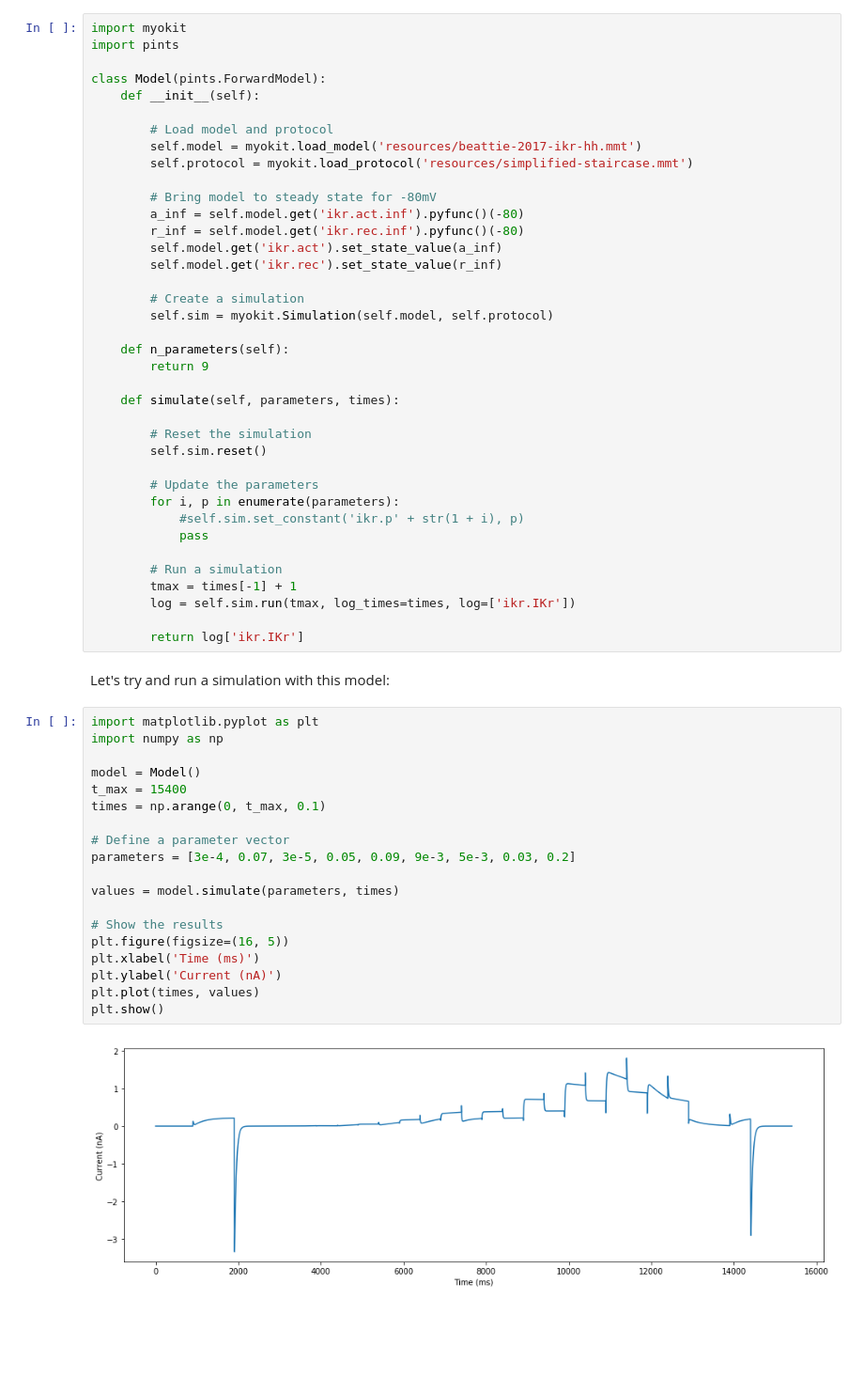
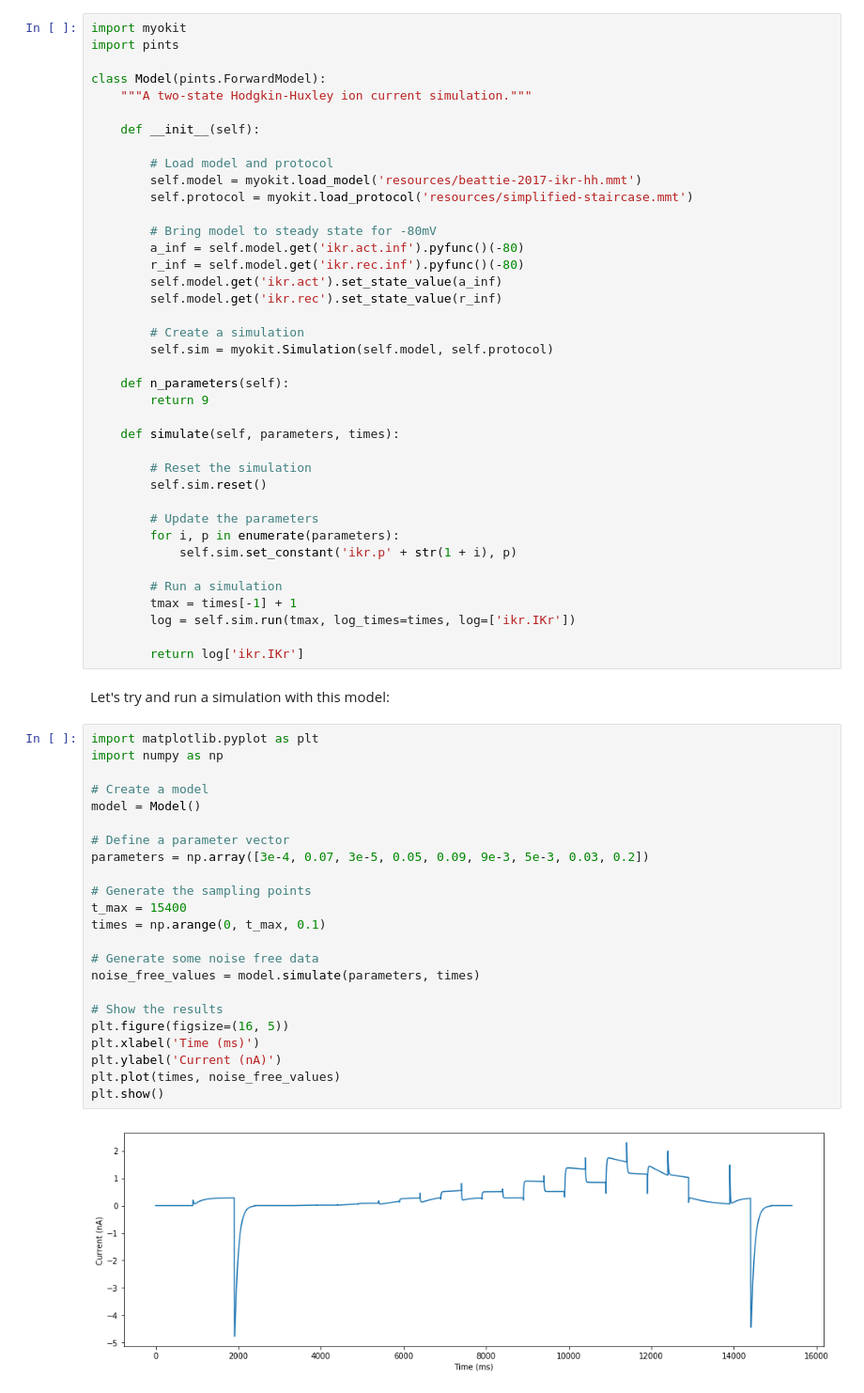
Before and after one commit to CardiacModelling/fitting-notebooks, a Jupyter notebook: ion-currents-2/basic-fitting.ipynb, the cells around one changed output. Shown at 94% size. Saved outputs shown, nothing was run; the diff lists cells and outputs as text; blank space fills up the shorter version.

```diff
--- a/ion-currents-2/basic-fitting.ipynb
+++ b/ion-currents-2/basic-fitting.ipynb
@@ -15,6 +23,8 @@ import myokit
 import pints
 
 class Model(pints.ForwardModel):
+    """A two-state Hodgkin-Huxley ion current simulation."""
+
     def __init__(self):
 
         # Load model and protocol
@@ -40,8 +50,7 @@ class Model(pints.ForwardModel):
 
         # Update the parameters
         for i, p in enumerate(parameters):
-            #self.sim.set_constant('ikr.p' + str(1 + i), p)
-            pass
+            self.sim.set_constant('ikr.p' + str(1 + i), p)
 
         # Run a simulation
         tmax = times[-1] + 1
@@ -53,21 +62,25 @@ Let's try and run a simulation with this model:
 # %%
 import matplotlib.pyplot as plt
 import numpy as np
 
+# Create a model
 model = Model()
+
+# Define a parameter vector
+parameters = np.array([3e-4, 0.07, 3e-5, 0.05, 0.09, 9e-3, 5e-3, 0.03, 0.2])
+
+# Generate the sampling points
 t_max = 15400
 times = np.arange(0, t_max, 0.1)
 
-# Define a parameter vector
-parameters = [3e-4, 0.07, 3e-5, 0.05, 0.09, 9e-3, 5e-3, 0.03, 0.2]
-
-values = model.simulate(parameters, times)
+# Generate some noise free data
+noise_free_values = model.simulate(parameters, times)
 
 # Show the results
 plt.figure(figsize=(16, 5))
 plt.xlabel('Time (ms)')
 plt.ylabel('Current (nA)')
-plt.plot(times, values)
+plt.plot(times, noise_free_values)
 plt.show()
 # %% [output]
-[figure, old version]
+[figure, new version]
```
Also changed, not shown: parts of 54 cells of this notebook, 1 other file.
